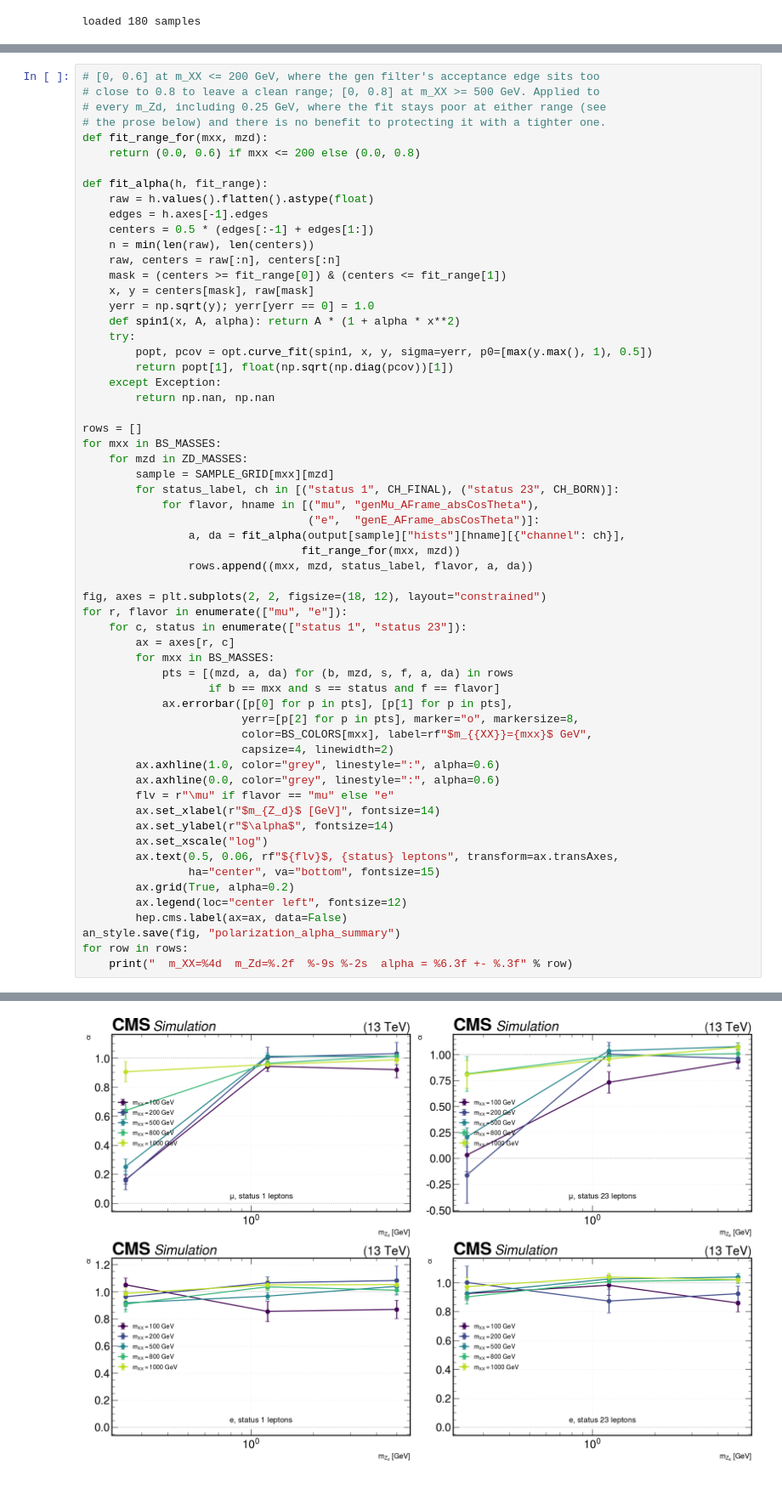
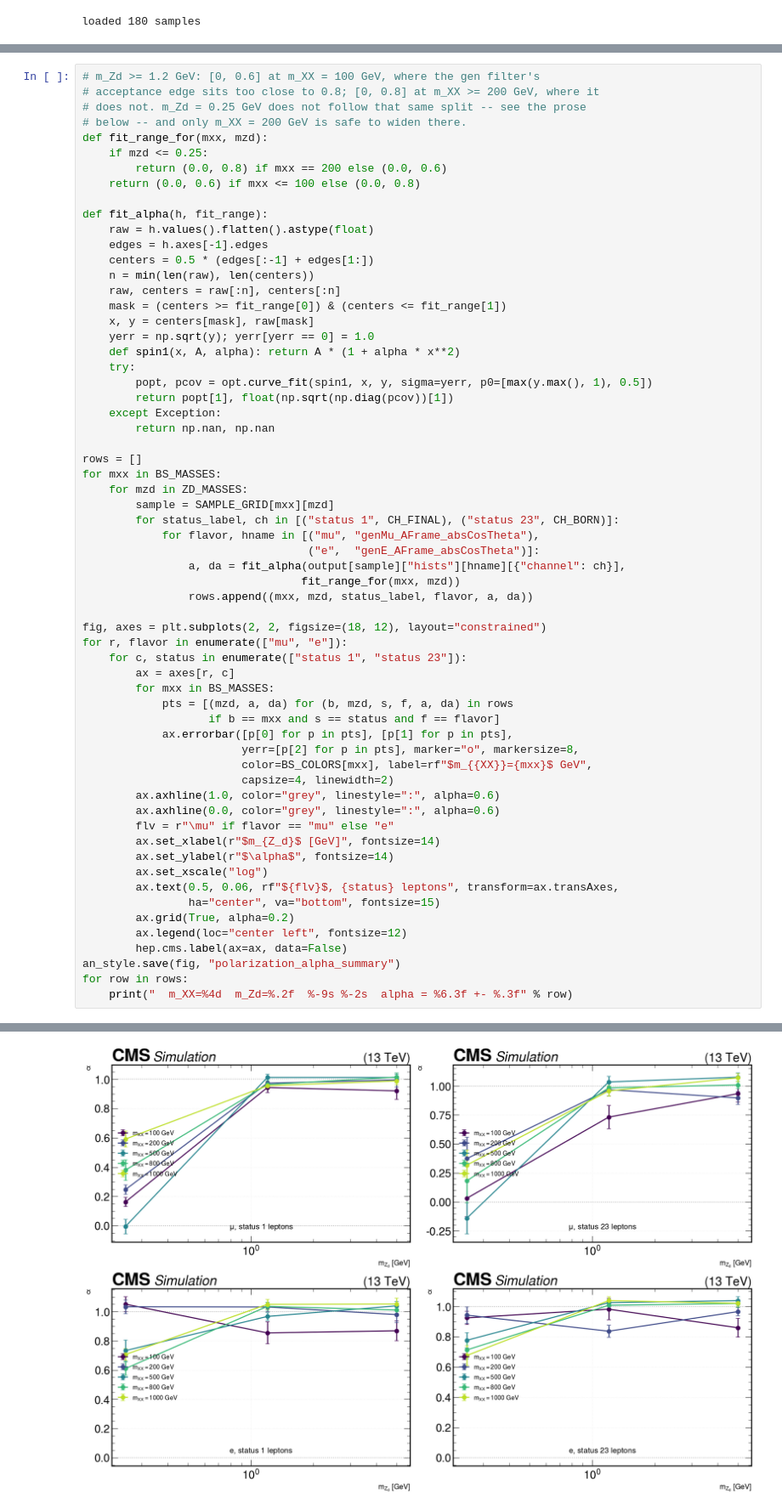
Before and after one commit to mariajose2398/SIDM, a Jupyter notebook: sidm/studies/truth_kinematics_forAN/polarization_migration_forAN.ipynb, the cells around one changed output, grey strips where cells are left out. Shown at 85% size. Cells and saved outputs as stored; diff of their text form.

```diff
--- a/sidm/studies/truth_kinematics_forAN/polarization_migration_forAN.ipynb
+++ b/sidm/studies/truth_kinematics_forAN/polarization_migration_forAN.ipynb
@@ -77,10 +79,12 @@ drives `α → 0` as `m_ℓ/m_Zd` grows, visible for muons at `m_Zd = 0.25 GeV`,
 # %%
-# [0, 0.6] at m_XX <= 200 GeV, where the gen filter's acceptance edge sits too
-# close to 0.8 to leave a clean range; [0, 0.8] at m_XX >= 500 GeV. Applied to
-# every m_Zd, including 0.25 GeV, where the fit stays poor at either range (see
-# the prose below) and there is no benefit to protecting it with a tighter one.
+# m_Zd >= 1.2 GeV: [0, 0.6] at m_XX = 100 GeV, where the gen filter's
+# acceptance edge sits too close to 0.8; [0, 0.8] at m_XX >= 200 GeV, where it
+# does not. m_Zd = 0.25 GeV does not follow that same split -- see the prose
+# below -- and only m_XX = 200 GeV is safe to widen there.
 def fit_range_for(mxx, mzd):
-    return (0.0, 0.6) if mxx <= 200 else (0.0, 0.8)
+    if mzd <= 0.25:
+        return (0.0, 0.8) if mxx == 200 else (0.0, 0.6)
+    return (0.0, 0.6) if mxx <= 100 else (0.0, 0.8)
 
 def fit_alpha(h, fit_range):
     raw = h.values().flatten().astype(float)
@@ -125,32 +129,32 @@ for r, flavor in enumerate(["mu", "e"]):
         flv = r"\mu" if flavor == "mu" else "e"
         ax.set_xlabel(r"$m_{Z_d}$ [GeV]", fontsize=14)
         ax.set_ylabel(r"$\alpha$", fontsize=14)
         ax.set_xscale("log")
         ax.text(0.5, 0.06, rf"${flv}$, {status} leptons", transform=ax.transAxes,
                 ha="center", va="bottom", fontsize=15)
         ax.grid(True, alpha=0.2)
         ax.legend(loc="center left", fontsize=12)
         hep.cms.label(ax=ax, data=False)
 an_style.save(fig, "polarization_alpha_summary")
 for row in rows:
     print("  m_XX=%4d  m_Zd=%.2f  %-9s %-2s  alpha = %6.3f +- %.3f" % row)
 # %% [output]
 saved /uscms_data/d3/murtazas/SIDM-wt-truthkin/sidm/studies/truth_kinematics_forAN/figures/polarization_alpha_summary.pdf
   m_XX= 100  m_Zd=0.25  status 1  mu  alpha =  0.162 +- 0.031
   m_XX= 100  m_Zd=0.25  status 1  e   alpha =  1.051 +- 0.051
   m_XX= 100  m_Zd=0.25  status 23 mu  alpha =  0.031 +- 0.157
   m_XX= 100  m_Zd=0.25  status 23 e   alpha =  0.924 +- 0.045
   m_XX= 100  m_Zd=1.20  status 1  mu  alpha =  0.943 +- 0.034
   m_XX= 100  m_Zd=1.20  status 1  e   alpha =  0.855 +- 0.075
   m_XX= 100  m_Zd=1.20  status 23 mu  alpha =  0.732 +- 0.102
   m_XX= 100  m_Zd=1.20  status 23 e   alpha =  0.982 +- 0.070
   m_XX= 100  m_Zd=5.00  status 1  mu  alpha =  0.920 +- 0.057
   m_XX= 100  m_Zd=5.00  status 1  e   alpha =  0.869 +- 0.068
   m_XX= 100  m_Zd=5.00  status 23 mu  alpha =  0.934 +- 0.072
 ... (45 lines left out)
   m_XX=1000  m_Zd=5.00  status 1  mu  alpha =  0.988 +- 0.027
   m_XX=1000  m_Zd=5.00  status 1  e   alpha =  1.052 +- 0.040
   m_XX=1000  m_Zd=5.00  status 23 mu  alpha =  1.071 +- 0.035
   m_XX=1000  m_Zd=5.00  status 23 e   alpha =  1.021 +- 0.020
-[figure, old version]
+[figure, new version]
 # %% [markdown]
```
Also changed, not shown: parts of 3 cells of this notebook.
